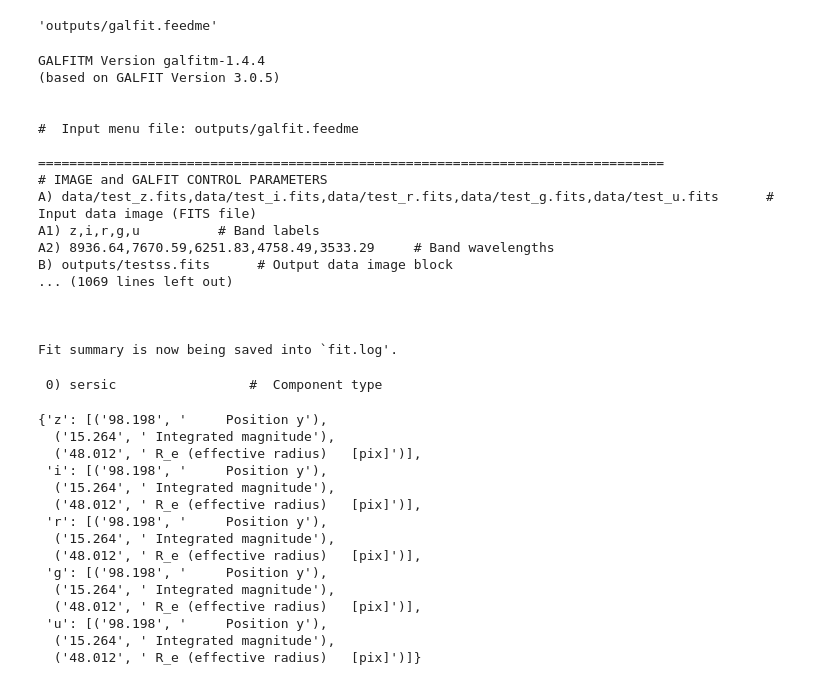
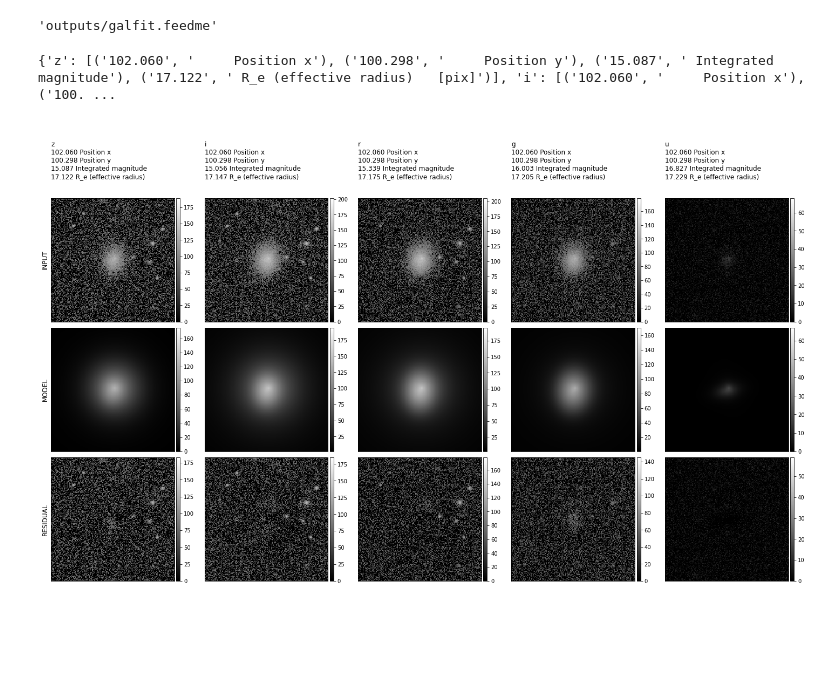
Before and after one commit to Schwarzam/pygalfitm, a Jupyter notebook: dev/feedme_manipulator.ipynb, the cells around one changed output. Drawn from its saved outputs; the diff is of its cells as text; code cells hidden in the pictures; blank space fills up the shorter version.

Commit message:
plots and read modules working

```diff
--- a/dev/feedme_manipulator.ipynb
+++ b/dev/feedme_manipulator.ipynb
@@ -30,23 +25,3 @@ pygalgitm_object.feedme_path
 'outputs/galfit.feedme'
 # %%
 _ = pygalgitm_object.run()
-# %%
-print(_)
-# %% [output]
-GALFITM Version galfitm-1.4.4
-(based on GALFIT Version 3.0.5)
-
-
-#  Input menu file: outputs/galfit.feedme
-
-================================================================================
-# IMAGE and GALFIT CONTROL PARAMETERS
-A) data/test_z.fits,data/test_i.fits,data/test_r.fits,data/test_g.fits,data/test_u.fits      # Input data image (FITS file)
-A1) z,i,r,g,u          # Band labels
-A2) 8936.64,7670.59,6251.83,4758.49,3533.29     # Band wavelengths
-B) outputs/testss.fits      # Output data image block
-... (1069 lines left out)
-
-
-
-Fit summary is now being saved into `fit.log'.
@@ -133,4 +32,6 @@ def read_output_to_class(filename):
 # %%
-c = read_output_to_class("outputs/testss.galfit.01.band")
+pygalfitClass = read_output_to_class("outputs/testss.galfit.01.band")
+pygalfitClass.gen_plot(return_plot = False, plot_parameters=[1, 2, 3, 4], colorbar=True)
 # %% [output]
- 0) sersic                 #  Component type
+{'z': [('102.060', '     Position x'), ('100.298', '     Position y'), ('15.087', ' Integrated magnitude'), ('17.122', ' R_e (effective radius)   [pix]')], 'i': [('102.060', '     Position x'), ('100. ...
+[figure, added]
@@ -161,18 +37,0 @@ for key, param in enumerate(plot_parameters):
-# %%
-plot_data
-# %% [output]
-{'z': [('98.198', '     Position y'),
-  ('15.264', ' Integrated magnitude'),
-  ('48.012', ' R_e (effective radius)   [pix]')],
- 'i': [('98.198', '     Position y'),
-  ('15.264', ' Integrated magnitude'),
-  ('48.012', ' R_e (effective radius)   [pix]')],
- 'r': [('98.198', '     Position y'),
-  ('15.264', ' Integrated magnitude'),
-  ('48.012', ' R_e (effective radius)   [pix]')],
- 'g': [('98.198', '     Position y'),
-  ('15.264', ' Integrated magnitude'),
-  ('48.012', ' R_e (effective radius)   [pix]')],
- 'u': [('98.198', '     Position y'),
-  ('15.264', ' Integrated magnitude'),
-  ('48.012', ' R_e (effective radius)   [pix]')]}
```
Also changed, not shown: parts of 20 cells of this notebook, 3 other files.
